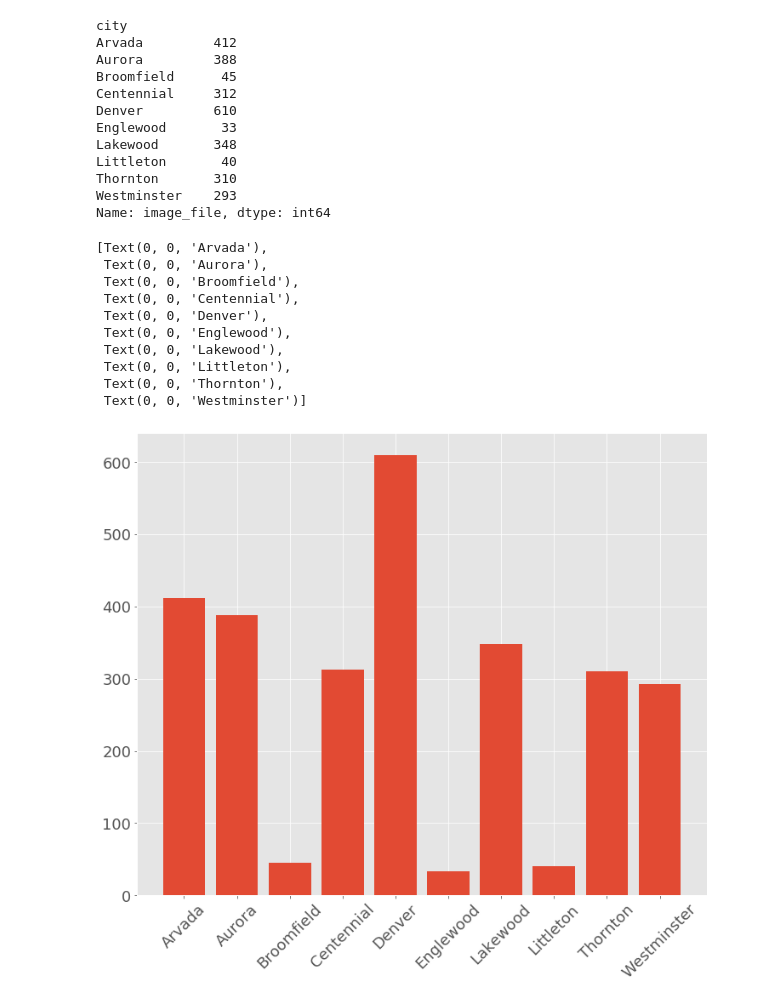
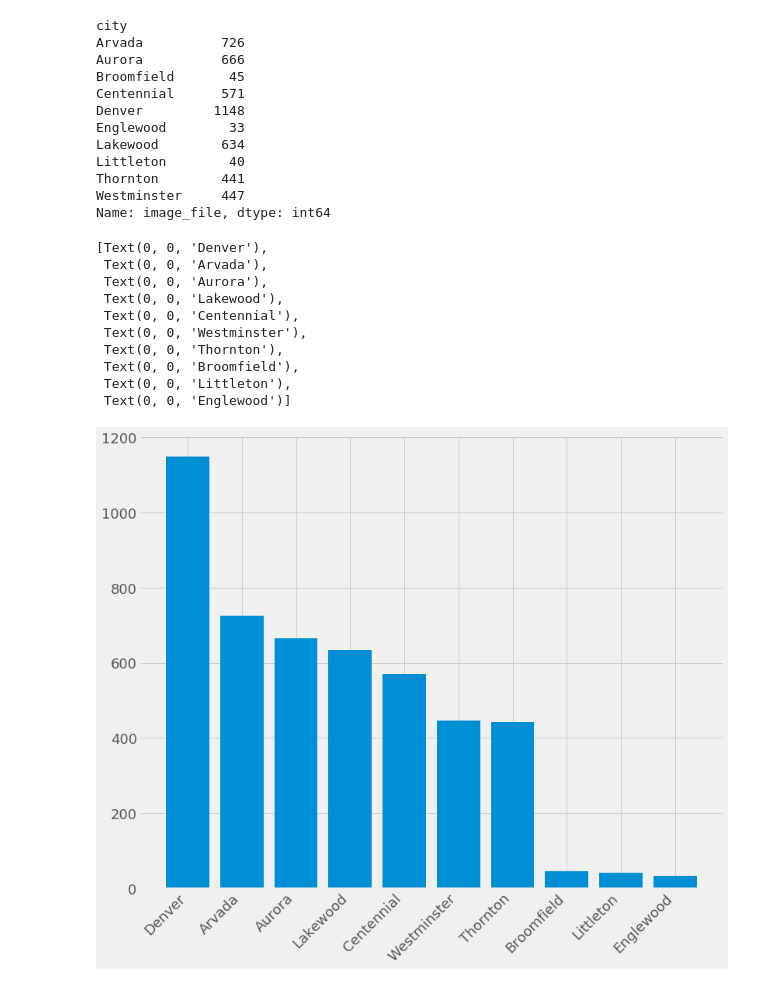
Before and after one commit to connorslagle/homes-like-this, a Jupyter notebook: notebooks/csv_eda.ipynb, the cells around one changed output. Cells and saved outputs as stored; diff of their text form; code cells hidden in the pictures.

```diff
--- a/notebooks/csv_eda.ipynb
+++ b/notebooks/csv_eda.ipynb
@@ -2,10 +2,10 @@
 import numpy as np
 import pandas as pd
 import matplotlib.pyplot as plt
-plt.style.use('ggplot')
+plt.style.use('fivethirtyeight')
 plt.rcParams.update({'font.size':18})
 # %%
-df = pd.read_csv('../data/metadata/2020-05-13_pg1all.csv')
+df = pd.read_csv('../data/metadata/2020-05-14_pg1_3_all.csv')
 df.head()
 # %% [output]
 |  | Unnamed: 0 | listing_id | image_file | prop_type | listing_price | beds | baths | sqft | address | ... |
@@ -41,31 +41,36 @@ count_by_city = df.groupby('city').count()['image_file']
 count_by_city
 # %% [output]
 city
-Arvada         412
-Aurora         388
-Broomfield      45
-Centennial     312
-Denver         610
-Englewood       33
-Lakewood       348
-Littleton       40
-Thornton       310
-Westminster    293
+Arvada          726
+Aurora          666
+Broomfield       45
+Centennial      571
+Denver         1148
+Englewood        33
+Lakewood        634
+Littleton        40
+Thornton        441
+Westminster     447
 Name: image_file, dtype: int64
 # %%
 # dist of collected listings
+desc_idx = np.argsort(count_by_city.values)
+desc_y = count_by_city.values[desc_idx][::-1]
+desc_x = count_by_city.index[desc_idx][::-1]
+
+
 fig, ax = plt.subplots(1,figsize=(12,10))
-ax.bar(count_by_city.index, count_by_city.values)
-ax.set_xticklabels(count_by_city.index, rotation=45)
+ax.bar(desc_x, desc_y)
+ax.set_xticklabels(desc_x, rotation=45, ha='right')
 # %% [output]
-[Text(0, 0, 'Arvada'),
+[Text(0, 0, 'Denver'),
+ Text(0, 0, 'Arvada'),
  Text(0, 0, 'Aurora'),
+ Text(0, 0, 'Lakewood'),
+ Text(0, 0, 'Centennial'),
+ Text(0, 0, 'Westminster'),
+ Text(0, 0, 'Thornton'),
  Text(0, 0, 'Broomfield'),
- Text(0, 0, 'Centennial'),
- Text(0, 0, 'Denver'),
- Text(0, 0, 'Englewood'),
- Text(0, 0, 'Lakewood'),
  Text(0, 0, 'Littleton'),
- Text(0, 0, 'Thornton'),
- Text(0, 0, 'Westminster')]
+ Text(0, 0, 'Englewood')]
-[figure, old version]
+[figure, new version]
```
Also changed, not shown: parts of 2 cells of this notebook, 2 other files.
